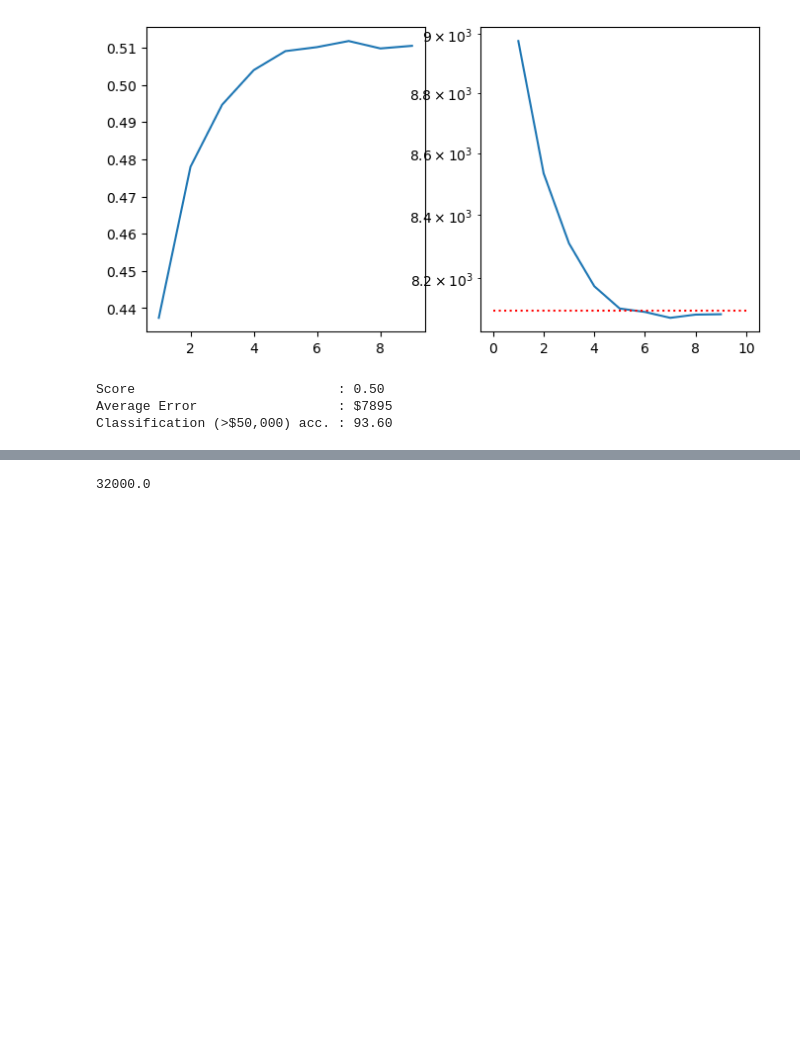
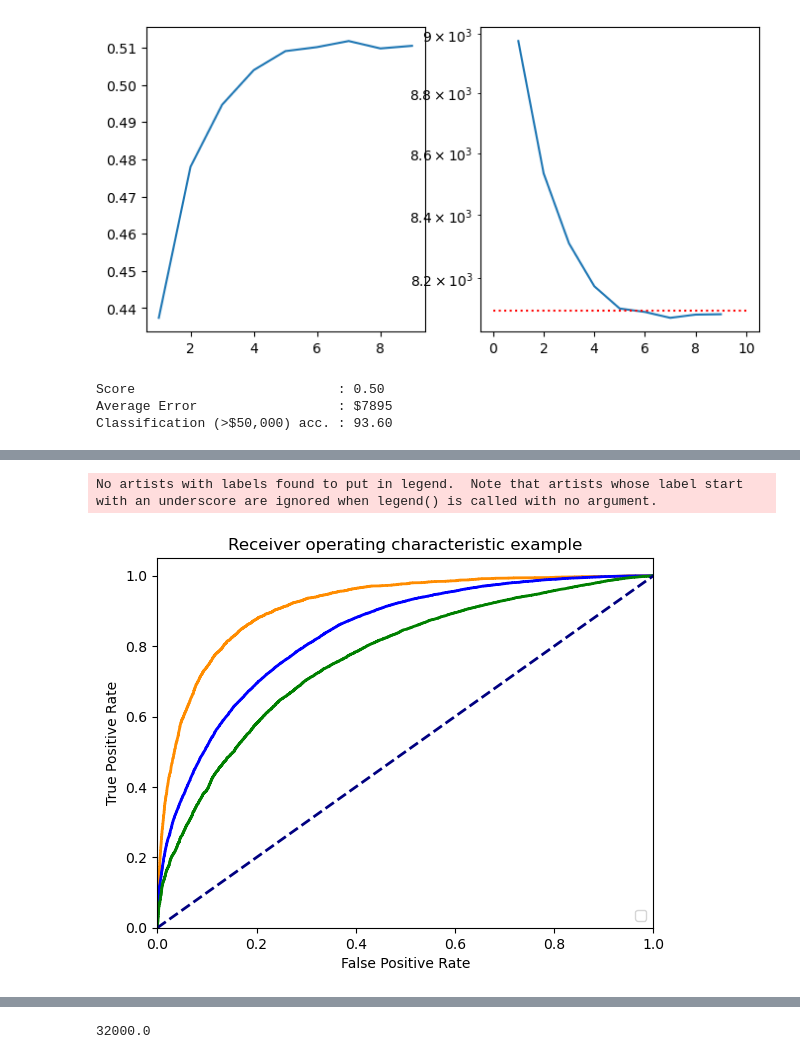
Before and after one commit to 6point6/terraform-templates-aws, a Jupyter notebook: demo-notebooks/backup/Demo_03_Neat.ipynb, the cells around one changed output, grey strips where cells are left out. Drawn from its saved outputs; the diff is of its cells as text; code cells hidden in the pictures; blank space fills up the shorter version.

```diff
--- a/demo-notebooks/backup/Demo_03_Neat.ipynb
+++ b/demo-notebooks/backup/Demo_03_Neat.ipynb
@@ -1688,0 +1507,9 @@ Right: 13887.811245978066
+# %%
+model = HistGradientBoostingClassifier(
+                                     learning_rate = 0.15,
+                                     max_bins      = 255,
+                                     loss          ='binary_crossentropy',
+                                     max_depth     = 20,
+                                     max_iter      = 250,
+                                     categorical_features=tmp,
+                                     random_state  =0).fit(X_train, y_train>50000)
@@ -1688,0 +1528,46 @@ Right: 13887.811245978066
+# %%
+# predicting low earners significantly harder than predicting high earners
+
+fpr, tpr, _ = roc_curve( (y_test>50000).astype(int),model.predict_proba(X_test)[:,1])
+
+plt.figure()
+lw = 2
+
+fpr, tpr, _ = roc_curve( (y_test>50000).astype(int),model.predict_proba(X_test)[:,1])
+plt.plot(
+    fpr,
+    tpr,
+    color="darkorange",
+    lw=lw,
+#     label="ROC curve (area = %0.2f)" % roc_auc[2],
+)
+
+fpr, tpr, _ = roc_curve( (y_test>25000).astype(int),model.predict_proba(X_test)[:,1])
+plt.plot(
+    fpr,
+    tpr,
+    color="blue",
+    lw=lw,
+#     label="ROC curve (area = %0.2f)" % roc_auc[2],
+)
+
+fpr, tpr, _ = roc_curve( (y_test>10000).astype(int),model.predict_proba(X_test)[:,1])
+plt.plot(
+    fpr,
+    tpr,
+    color="green",
+    lw=lw,
+#     label="ROC curve (area = %0.2f)" % roc_auc[2],
+)
+
+plt.plot([0, 1], [0, 1], color="navy", lw=lw, linestyle="--")
+plt.xlim([0.0, 1.0])
+plt.ylim([0.0, 1.05])
+plt.xlabel("False Positive Rate")
+plt.ylabel("True Positive Rate")
+plt.title("Receiver operating characteristic example")
+plt.legend(loc="lower right")
+plt.show()
+# %% [output]
+No artists with labels found to put in legend.  Note that artists whose label start with an underscore are ignored when legend() is called with no argument.
+[figure, added]
```
Also changed, not shown: parts of 47 cells of this notebook, 1 other file.
